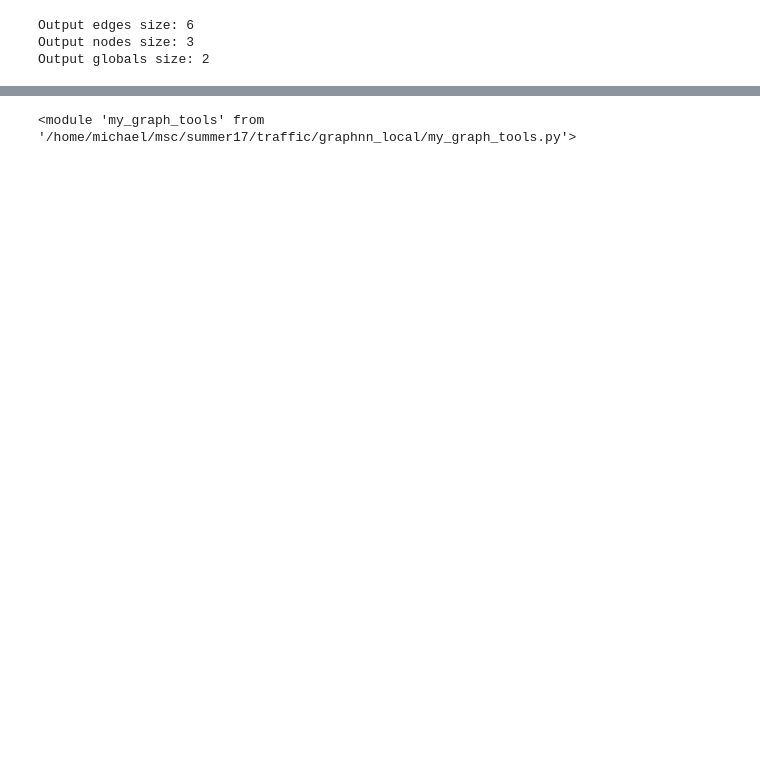
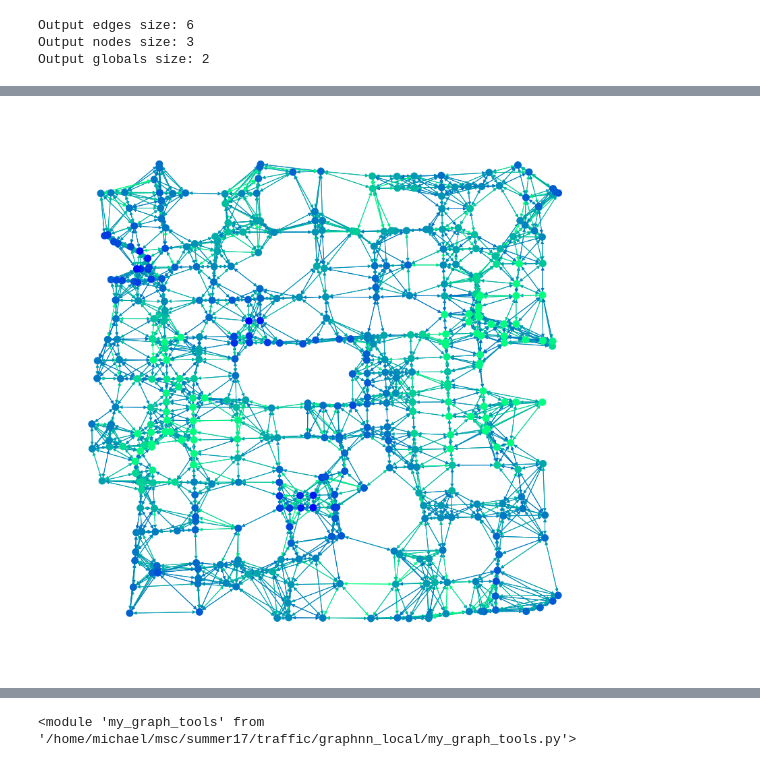
Before and after one commit to m-walters/graphnn_local, a Jupyter notebook: graph_nn.ipynb, the cells around one changed output, grey strips where cells are left out. Drawn from its saved outputs; the diff is of its cells as text; code cells hidden in the pictures; blank space fills up the shorter version.

```diff
--- a/graph_nn.ipynb
+++ b/graph_nn.ipynb
@@ -113,20 +153,31 @@ Output globals size: 2
 losses = []
 sel_nodes_out, sel_nodes_input = [], []
 
+nstep=10000
+mydays_inp = [1,1,2,2]
+mytgs_inp = [142,143,0,1]
+mydays_lbl = [1,2,2,2]
+mytgs_lbl = [143,0,1,2]
+lbls, outputs = [], []
 with h5py.File(inputfname,'r') as h5in:
     with tf.Session() as sess:
         sess.run(tf.global_variables_initializer())
-        for i in progressbar(range(2000)):
-            tg = i%NTG
-            day = (i//NTG)%7
-            lbltg = (i+1)%NTG
-            lblday = (day+((tg+1)//NTG))%7
+        for i in progressbar(range(nstep)):
+#             tg = i%NTG
+#             day = (i//NTG)%7
+#             lbltg = (i+1)%NTG
+#             lblday = (day+((tg+1)//NTG))%7
+            tg = mytgs_inp[i%4]
+            day = mydays_inp[i%4]
+            lbltg = mytgs_lbl[i%4]
+            lblday = mydays_lbl[i%4]
             graph = mgt.snap2graph(h5in,day=day,tg=tg)
             lbl = mgt.snap2graph(h5in,day=lblday,tg=lbltg)
             train_dict = sess.run({
                 "loss": loss,
                 "loss_op": loss_op,
-                "outputs": output_graph,
+                "output": output_graph,
+                "lbl_npy": lbl_graph,
                 "train_vars": graphnet.trainable_variables
             }, feed_dict={
                 input_graph: graph,
@@ -134,6 +185,7 @@ with h5py.File(inputfname,'r') as h5in:
             })
             if i%100==0:
                 losses.append(train_dict['loss'])
-
-        # Test
+            if i%500==0:
+                outputs.append(train_dict['output'])
+                lbls.append(train_dict['lbl_npy'])
 # %% [output]
@@ -145,0 +198,17 @@ plt.semilogy(losses)
+# %%
+outputs_ = []
+lbls_ = []
+for g in outputs:
+    outputs_.append(mgt.unnorm_graph(g,node_norms,edge_norms))
+for l in lbls:
+    lbls_.append(mgt.unnorm_graph(l,node_norms,edge_norms))
+
+outputs = list(outputs_)
+lbls = list(lbls_)
+del outputs_, lbls_
+# %%
+col_lims = [-1., node_norms[0,0]+node_norms[1,0], -1., edge_norms[0,0]+edge_norms[1,0]]
+# col_lims = [0, 1, 0, 1]
+fig, ax = mgt.draw_graph(outputs[-1], node_pos, col_lims=col_lims)
+# %% [output]
+[figure, added]
```
Also changed, not shown: parts of 37 cells of this notebook, 5 other files.
